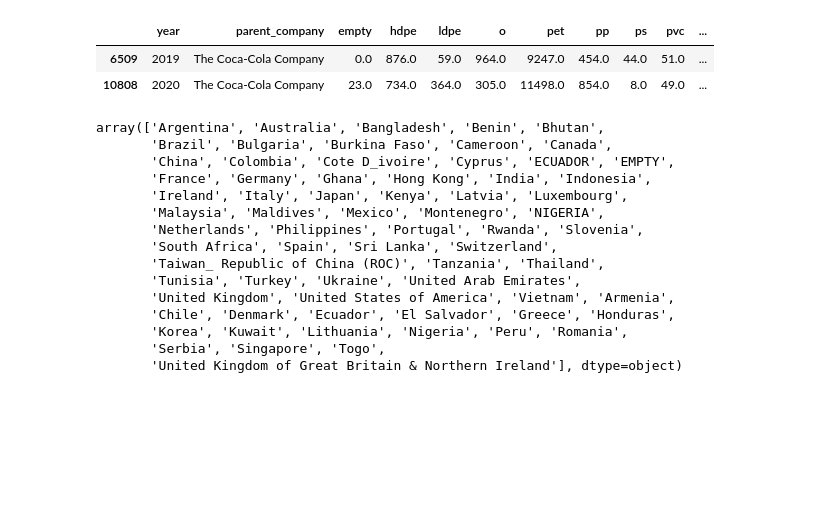
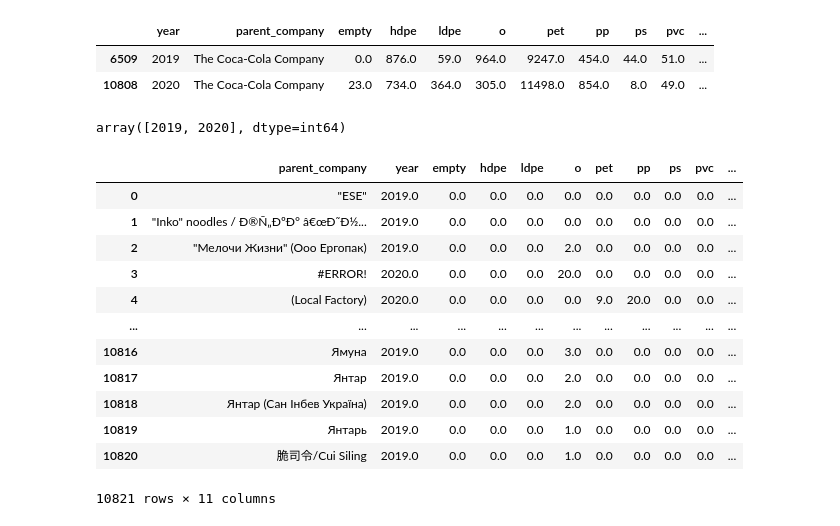
Before and after one commit to jessicaspaun/TidyTuesday, a Jupyter notebook: 2021/1-26-21.ipynb, the cells around one changed output. Cells and saved outputs as stored; diff of their text form; code cells hidden in the pictures; blank space fills up the shorter version.

```diff
--- a/2021/1-26-21.ipynb
+++ b/2021/1-26-21.ipynb
@@ -48,21 +49,3 @@ data2[data2['parent_company']=='The Coca-Cola Company']
 |  | year | parent_company | empty | hdpe | ldpe | o | pet | pp | ps | pvc | ... |
 | 6509 | 2019 | The Coca-Cola Company | 0.0 | 876.0 | 59.0 | 964.0 | 9247.0 | 454.0 | 44.0 | 51.0 | ... |
 | 10808 | 2020 | The Coca-Cola Company | 23.0 | 734.0 | 364.0 | 305.0 | 11498.0 | 854.0 | 8.0 | 49.0 | ... |
-# %%
-data['country'].unique()
-# %% [output]
-array(['Argentina', 'Australia', 'Bangladesh', 'Benin', 'Bhutan',
-       'Brazil', 'Bulgaria', 'Burkina Faso', 'Cameroon', 'Canada',
-       'China', 'Colombia', 'Cote D_ivoire', 'Cyprus', 'ECUADOR', 'EMPTY',
-       'France', 'Germany', 'Ghana', 'Hong Kong', 'India', 'Indonesia',
-       'Ireland', 'Italy', 'Japan', 'Kenya', 'Latvia', 'Luxembourg',
-       'Malaysia', 'Maldives', 'Mexico', 'Montenegro', 'NIGERIA',
-       'Netherlands', 'Philippines', 'Portugal', 'Rwanda', 'Slovenia',
-       'South Africa', 'Spain', 'Sri Lanka', 'Switzerland',
-       'Taiwan_ Republic of China (ROC)', 'Tanzania', 'Thailand',
-       'Tunisia', 'Turkey', 'Ukraine', 'United Arab Emirates',
-       'United Kingdom', 'United States of America', 'Vietnam', 'Armenia',
-       'Chile', 'Denmark', 'Ecuador', 'El Salvador', 'Greece', 'Honduras',
-       'Korea', 'Kuwait', 'Lithuania', 'Nigeria', 'Peru', 'Romania',
-       'Serbia', 'Singapore', 'Togo',
-       'United Kingdom of Great Britain & Northern Ireland'], dtype=object)
@@ -68,0 +56,20 @@ array(['Argentina', 'Australia', 'Bangladesh', 'Benin', 'Bhutan',
+# %%
+YEARS
+# %% [output]
+array([2019, 2020], dtype=int64)
+# %%
+data2.groupby(by=['parent_company'],as_index=False).mean()
+# %% [output]
+|  | parent_company | year | empty | hdpe | ldpe | o | pet | pp | ps | pvc | ... |
+| 0 | "ESE" | 2019.0 | 0.0 | 0.0 | 0.0 | 0.0 | 0.0 | 0.0 | 0.0 | 0.0 | ... |
+| 1 | "Inko" noodles / Ð®Ñ„ÐºÐ° â€œÐ˜Ð½... | 2019.0 | 0.0 | 0.0 | 0.0 | 0.0 | 0.0 | 0.0 | 0.0 | 0.0 | ... |
+| 2 | "Мелочи Жизни" (Ооо Ергопак) | 2019.0 | 0.0 | 0.0 | 0.0 | 2.0 | 0.0 | 0.0 | 0.0 | 0.0 | ... |
+| 3 | #ERROR! | 2020.0 | 0.0 | 0.0 | 0.0 | 20.0 | 0.0 | 0.0 | 0.0 | 0.0 | ... |
+| 4 | (Local Factory) | 2020.0 | 0.0 | 0.0 | 0.0 | 0.0 | 9.0 | 20.0 | 0.0 | 0.0 | ... |
+| ... | ... | ... | ... | ... | ... | ... | ... | ... | ... | ... | ... |
+| 10816 | Ямуна | 2019.0 | 0.0 | 0.0 | 0.0 | 3.0 | 0.0 | 0.0 | 0.0 | 0.0 | ... |
+| 10817 | Янтар | 2019.0 | 0.0 | 0.0 | 0.0 | 2.0 | 0.0 | 0.0 | 0.0 | 0.0 | ... |
+| 10818 | Янтар (Сан Інбев Україна) | 2019.0 | 0.0 | 0.0 | 0.0 | 2.0 | 0.0 | 0.0 | 0.0 | 0.0 | ... |
+| 10819 | Янтарь | 2019.0 | 0.0 | 0.0 | 0.0 | 1.0 | 0.0 | 0.0 | 0.0 | 0.0 | ... |
+| 10820 | 脆司令/Cui Siling | 2019.0 | 0.0 | 0.0 | 0.0 | 1.0 | 0.0 | 0.0 | 0.0 | 0.0 | ... |
+10821 rows × 11 columns
```
Also changed, not shown: parts of 7 cells of this notebook.
